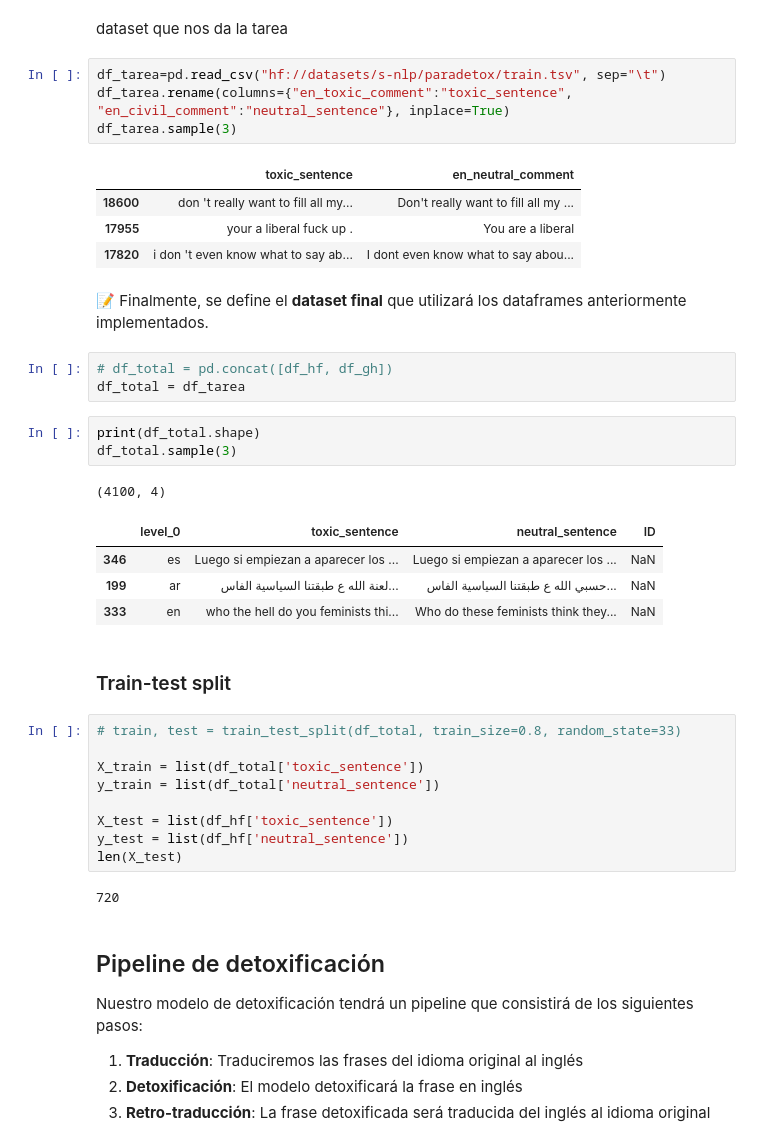
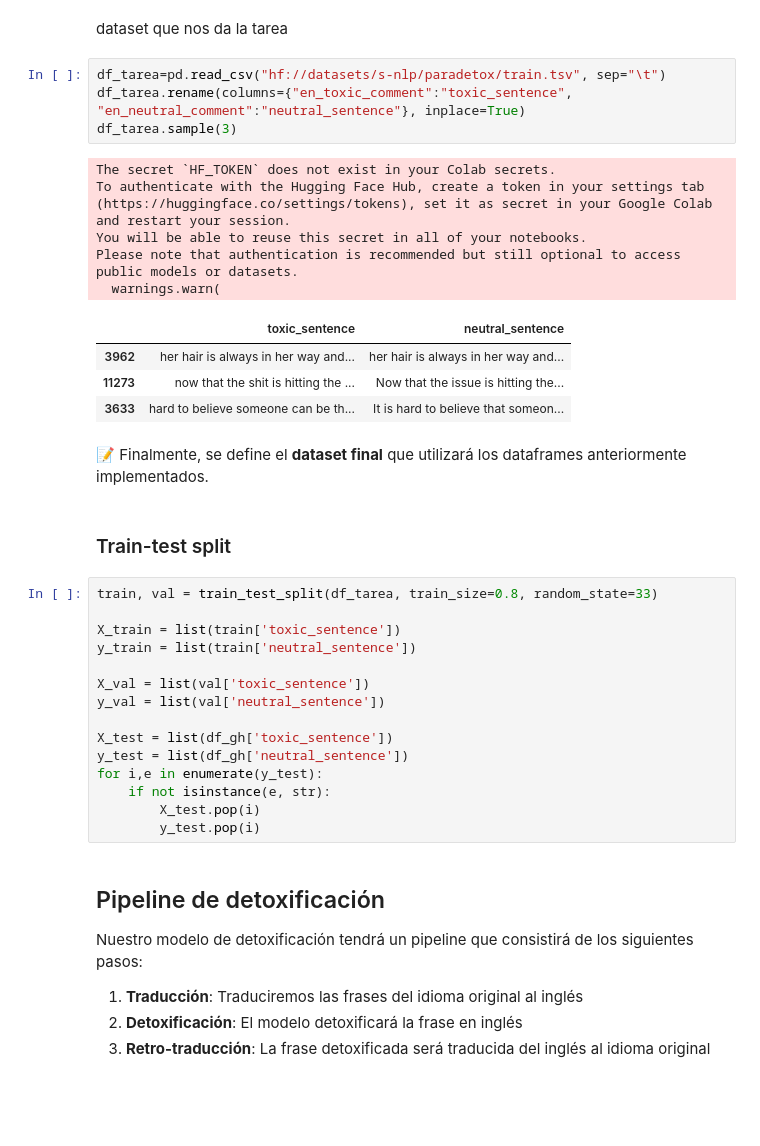
Before and after one commit to 18mgdev/nlp_detox, a Jupyter notebook: nlp_detox.ipynb, the cells around one changed output. Drawn from its saved outputs; the diff is of its cells as text; blank space fills up the shorter version.

Commit message:
hecho el entrenamiento
queda hacer la traduccion para usar el dataset de test como test... e imprimir métricas de resultados

```diff
--- a/nlp_detox.ipynb
+++ b/nlp_detox.ipynb
@@ -62,40 +57,37 @@ df_gh.sample(3)
 dataset que nos da la tarea
 # %%
 df_tarea=pd.read_csv("hf://datasets/s-nlp/paradetox/train.tsv", sep="\t")
-df_tarea.rename(columns={"en_toxic_comment":"toxic_sentence", "en_civil_comment":"neutral_sentence"}, inplace=True)
+df_tarea.rename(columns={"en_toxic_comment":"toxic_sentence", "en_neutral_comment":"neutral_sentence"}, inplace=True)
 df_tarea.sample(3)
 # %% [output]
+The secret `HF_TOKEN` does not exist in your Colab secrets.
+To authenticate with the Hugging Face Hub, create a token in your settings tab (https://huggingface.co/settings/tokens), set it as secret in your Google Colab and restart your session.
+You will be able to reuse this secret in all of your notebooks.
+Please note that authentication is recommended but still optional to access public models or datasets.
+  warnings.warn(
-|  | toxic_sentence | en_neutral_comment |
-| 18600 | don 't really want to fill all my... | Don't really want to fill all my ... |
-| 17955 | your a liberal fuck up . | You are a liberal |
-| 17820 | i don 't even know what to say ab... | I dont even know what to say abou... |
+|  | toxic_sentence | neutral_sentence |
+| 3962 | her hair is always in her way and... | her hair is always in her way and... |
+| 11273 | now that the shit is hitting the ... | Now that the issue is hitting the... |
+| 3633 | hard to believe someone can be th... | It is hard to believe that someon... |
 # %% [markdown]
 📝 Finalmente, se define el **dataset final** que utilizará los dataframes anteriormente implementados.
-# %%
-# df_total = pd.concat([df_hf, df_gh])
-df_total = df_tarea
-# %%
-print(df_total.shape)
-df_total.sample(3)
-# %% [output]
-(4100, 4)
-|  | level_0 | toxic_sentence | neutral_sentence | ID |
-| 346 | es | Luego si empiezan a aparecer los ... | Luego si empiezan a aparecer los ... | NaN |
-| 199 | ar | لعنة الله ع طبقتنا السياسية الفاس... | حسبي الله ع طبقتنا السياسية الفاس... | NaN |
-| 333 | en | who the hell do you feminists thi... | Who do these feminists think they... | NaN |
 # %% [markdown]
 ### Train-test split
 # %%
-# train, test = train_test_split(df_total, train_size=0.8, random_state=33)
+train, val = train_test_split(df_tarea, train_size=0.8, random_state=33)
 
-X_train = list(df_total['toxic_sentence'])
-y_train = list(df_total['neutral_sentence'])
+X_train = list(train['toxic_sentence'])
+y_train = list(train['neutral_sentence'])
 
-X_test = list(df_hf['toxic_sentence'])
-y_test = list(df_hf['neutral_sentence'])
-len(X_test)
+X_val = list(val['toxic_sentence'])
+y_val = list(val['neutral_sentence'])
+
+X_test = list(df_gh['toxic_sentence'])
+y_test = list(df_gh['neutral_sentence'])
+for i,e in enumerate(y_test):
+    if not isinstance(e, str):
+        X_test.pop(i)
+        y_test.pop(i)
-# %% [output]
-720
 # %% [markdown]
 ## Pipeline de detoxificación
 
```
Also changed, not shown: parts of 20 cells of this notebook.
